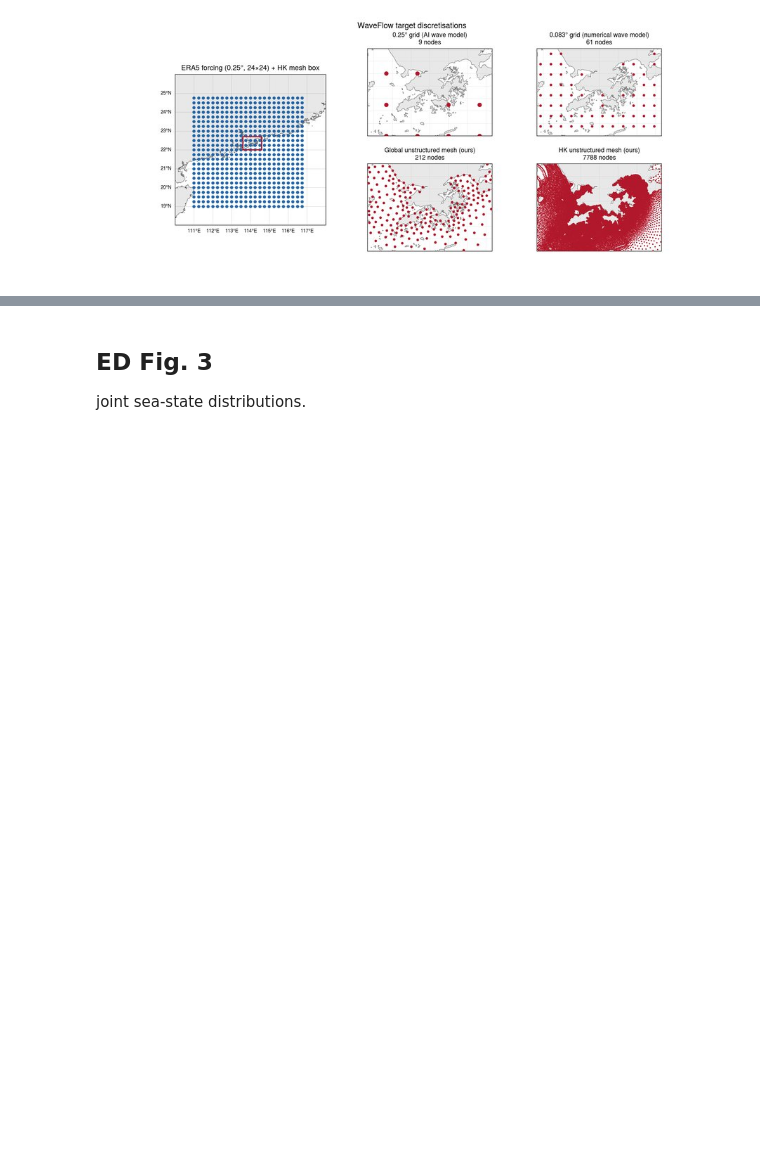
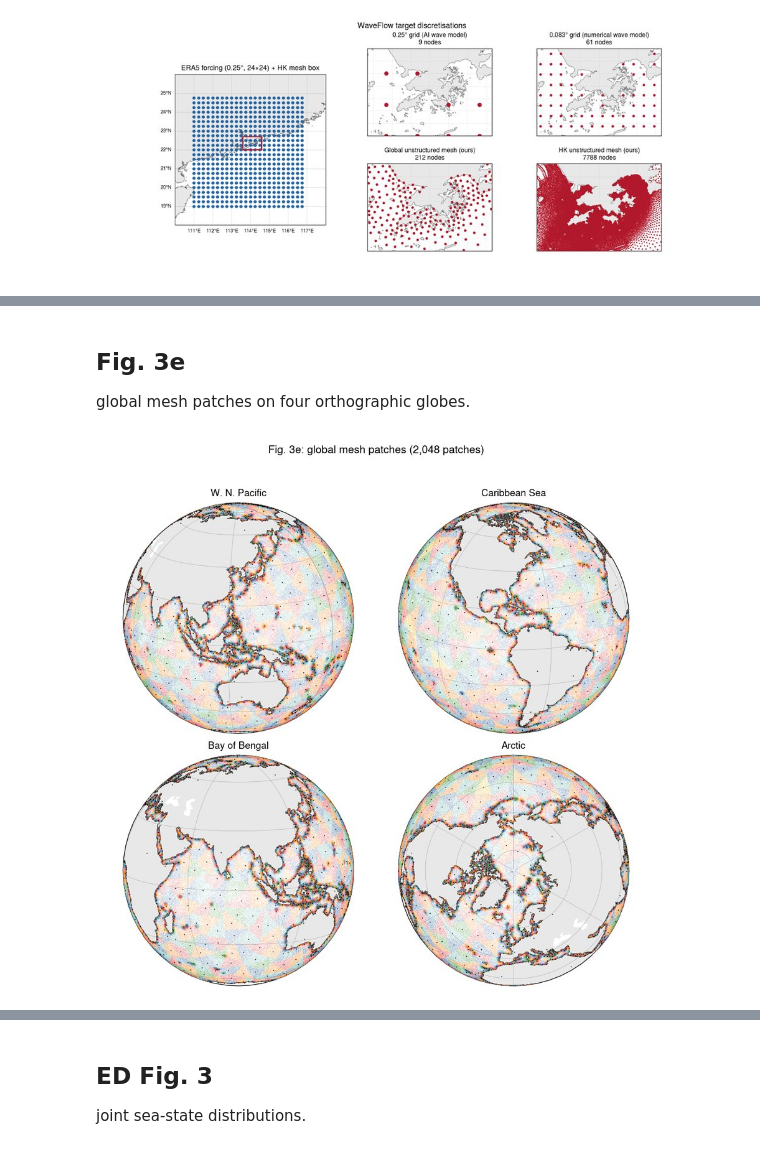
Before and after one commit to Leroy-Xiong/WaveFlow, a Jupyter notebook: notebooks/waveflow_reproduce.ipynb, the cells around one changed output, grey strips where cells are left out. Cells and saved outputs as stored; diff of their text form; code cells hidden in the pictures; blank space fills up the shorter version.

```diff
--- a/notebooks/waveflow_reproduce.ipynb
+++ b/notebooks/waveflow_reproduce.ipynb
@@ -38,0 +42,9 @@ fixed patch partitions and patch-boundary fields.
+# %% [markdown]
+## Fig. 3e
+
+global mesh patches on four orthographic globes.
+# %%
+fig = notebook_standalone.fig3e()
+display(fig)
+# %% [output]
+[figure, added]
```
Also changed, not shown: parts of 29 cells of this notebook, 3 other files.
